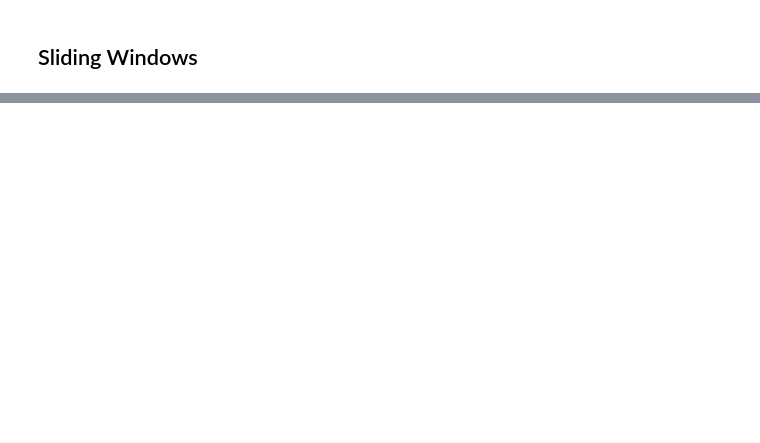
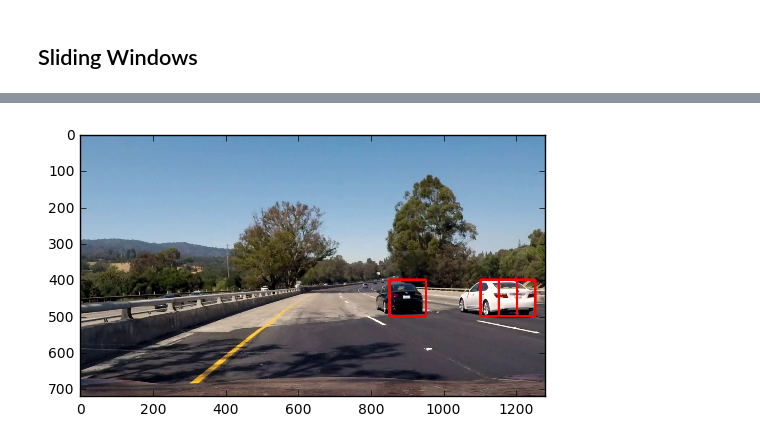
Before and after one commit to soon-yau/SDCND_Term1, a Jupyter notebook: vehicle-detect-tracking/vehicle-detect-track.ipynb, the cells around one changed output, grey strips where cells are left out. Drawn from its saved outputs; the diff is of its cells as text; code cells hidden in the pictures; blank space fills up the shorter version.

```diff
--- a/vehicle-detect-tracking/vehicle-detect-track.ipynb
+++ b/vehicle-detect-tracking/vehicle-detect-track.ipynb
@@ -292,2 +272,11 @@ print(clf.predict(feat))
 # %% [markdown]
 ## Sliding Windows
+# %%
+# Load test image
+%matplotlib inline
+img=read_image('test.jpg')
+y_search_min=380
+y_search_max=660
+img2=draw_boxes(img, [((0,y_search_min), (1279,y_search_max))],thick=6)
+plt.imshow(img2)
+plt.show()
@@ -293,0 +285,23 @@ print(clf.predict(feat))
+# %%
+def sliding_window_row(img, start_loc, window_size, step_size):
+    y_top=start_loc[1]
+    y_bottom=y_top+window_size
+    for x_left in range(start_loc[0], img.shape[1],step_size):
+        x_right=x_left+window_size
+        window=img[y_top:y_bottom,x_left:x_right,:]
+        detected=predict_vehicle(clf, window)
+        if detected:
+            yield(((x_left,y_top),(x_right,y_bottom)))
+        else:
+            yield None
+# %%
+%matplotlib inline
+img3=img.copy()
+for box in sliding_window_row(img, (0,400),100,50):
+    if box is not None:
+        img3=draw_boxes(img3, [box],thick=6)
+
+plt.imshow(img3)
+plt.show()
+# %% [output]
+[figure, added]
```
Also changed, not shown: parts of 13 cells of this notebook.
